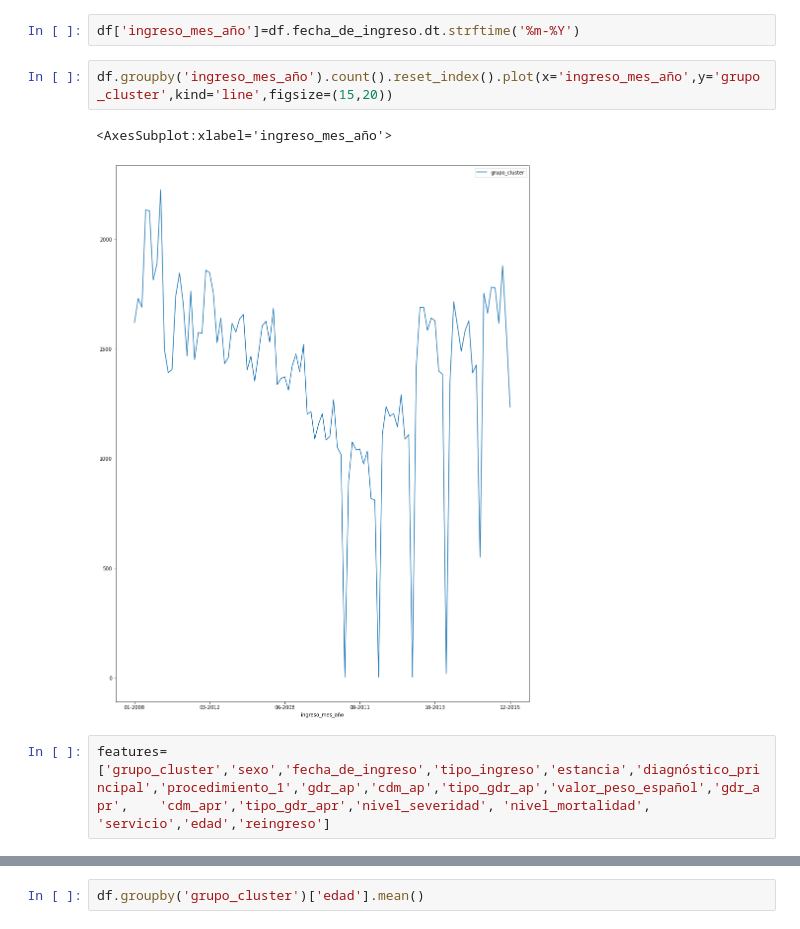
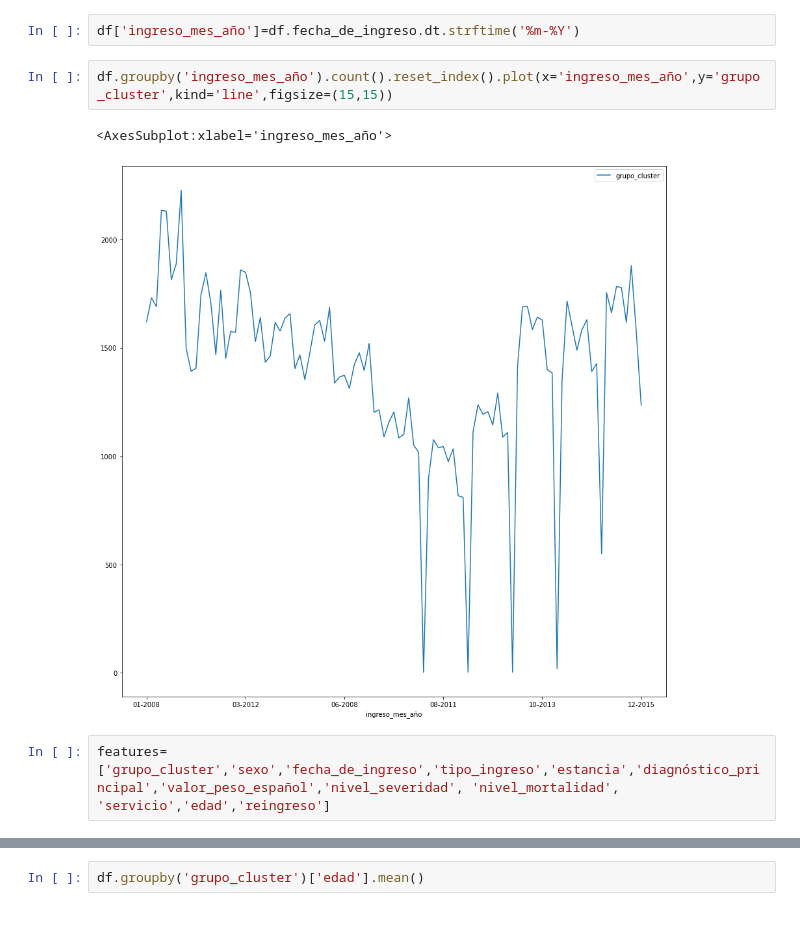
Before and after one commit to carlosgomezgil99/TFM, a Jupyter notebook: TFM_Carlos.ipynb, the cells around one changed output, grey strips where cells are left out. Cells and saved outputs as stored; diff of their text form.

```diff
--- a/TFM_Carlos.ipynb
+++ b/TFM_Carlos.ipynb
@@ -493,12 +495,12 @@ Name: cdm_apr, dtype: float64
 # %%
 df['ingreso_mes_año']=df.fecha_de_ingreso.dt.strftime('%m-%Y')
 # %%
-df.groupby('ingreso_mes_año').count().reset_index().plot(x='ingreso_mes_año',y='grupo_cluster',kind='line',figsize=(15,20))
+df.groupby('ingreso_mes_año').count().reset_index().plot(x='ingreso_mes_año',y='grupo_cluster',kind='line',figsize=(15,15))
 # %% [output]
 <AxesSubplot:xlabel='ingreso_mes_año'>
-[figure, old version]
+[figure, new version]
 # %%
-features=['grupo_cluster','sexo','fecha_de_ingreso','tipo_ingreso','estancia','diagnóstico_principal','procedimiento_1','gdr_ap','cdm_ap','tipo_gdr_ap','valor_peso_español','gdr_apr',	'cdm_apr','tipo_gdr_apr','nivel_severidad',	'nivel_mortalidad',	'servicio','edad','reingreso']
+features=['grupo_cluster','sexo','fecha_de_ingreso','tipo_ingreso','estancia','diagnóstico_principal','valor_peso_español','nivel_severidad',	'nivel_mortalidad',	'servicio','edad','reingreso']
 # %%
 len(features)
 # %% [output]
```
Also changed, not shown: parts of 20 cells of this notebook.
